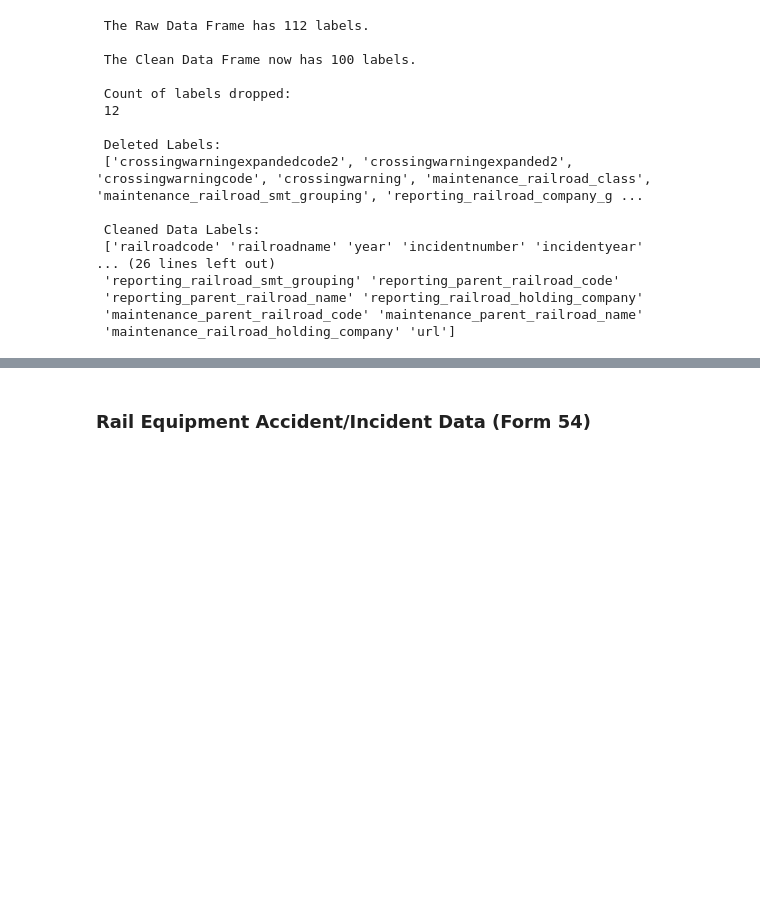
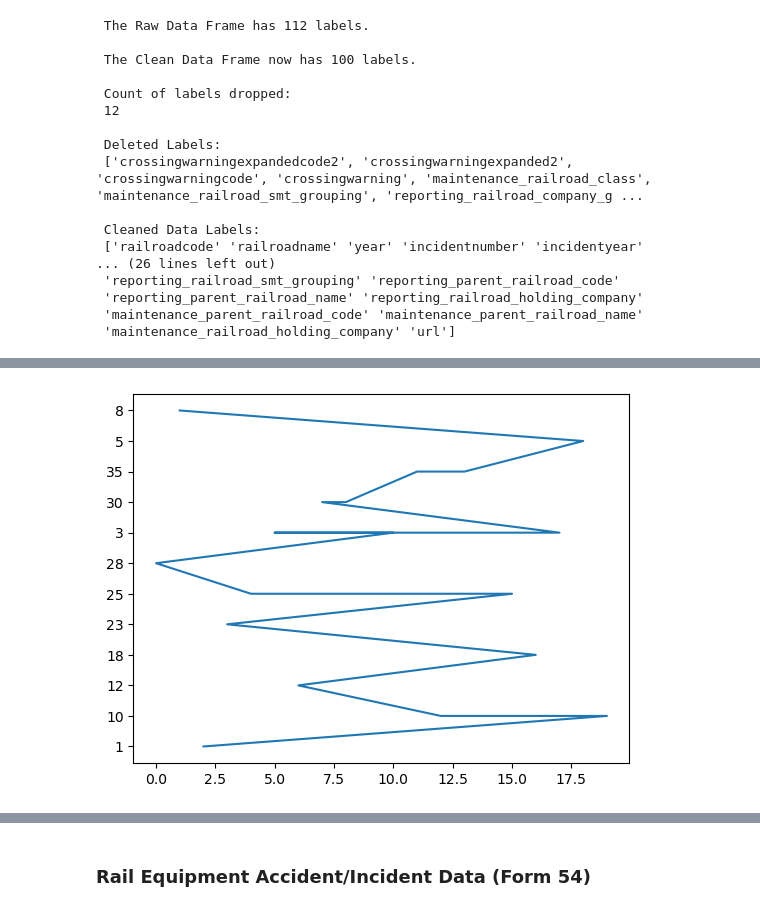
Before and after one commit to HUGOXBACA/UCR_GOOGLE_REU, a Jupyter notebook: UCR_GOOGLE_REU.ipynb, the cells around one changed output, grey strips where cells are left out. Drawn from its saved outputs; the diff is of its cells as text; code cells hidden in the pictures; blank space fills up the shorter version.

```diff
--- a/UCR_GOOGLE_REU.ipynb
+++ b/UCR_GOOGLE_REU.ipynb
@@ -245,3 +160,10 @@ HRGC_data_clean.plot.scatter(y="passengerskilled", x="passengerskilled", alpha=0
+# %%
+import matplotlib.pyplot as plt
+ts = HRGC_data_clean['trainspeed'].sort_values()
+plt.plot(ts)
+plt.show()
+# %% [output]
+[figure, added]
 # %%
 #!/usr/bin/env python
 
```
Also changed, not shown: parts of 11 cells of this notebook.
